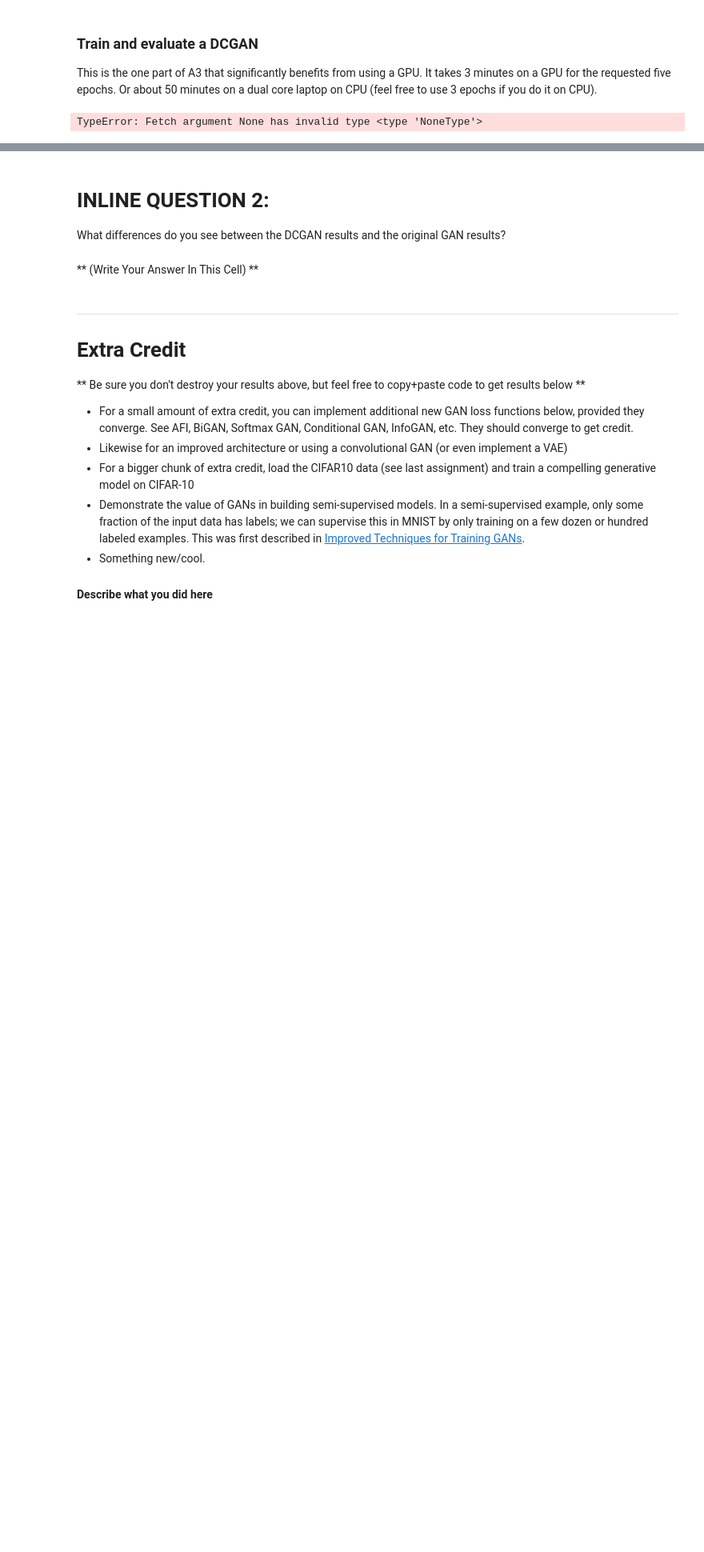
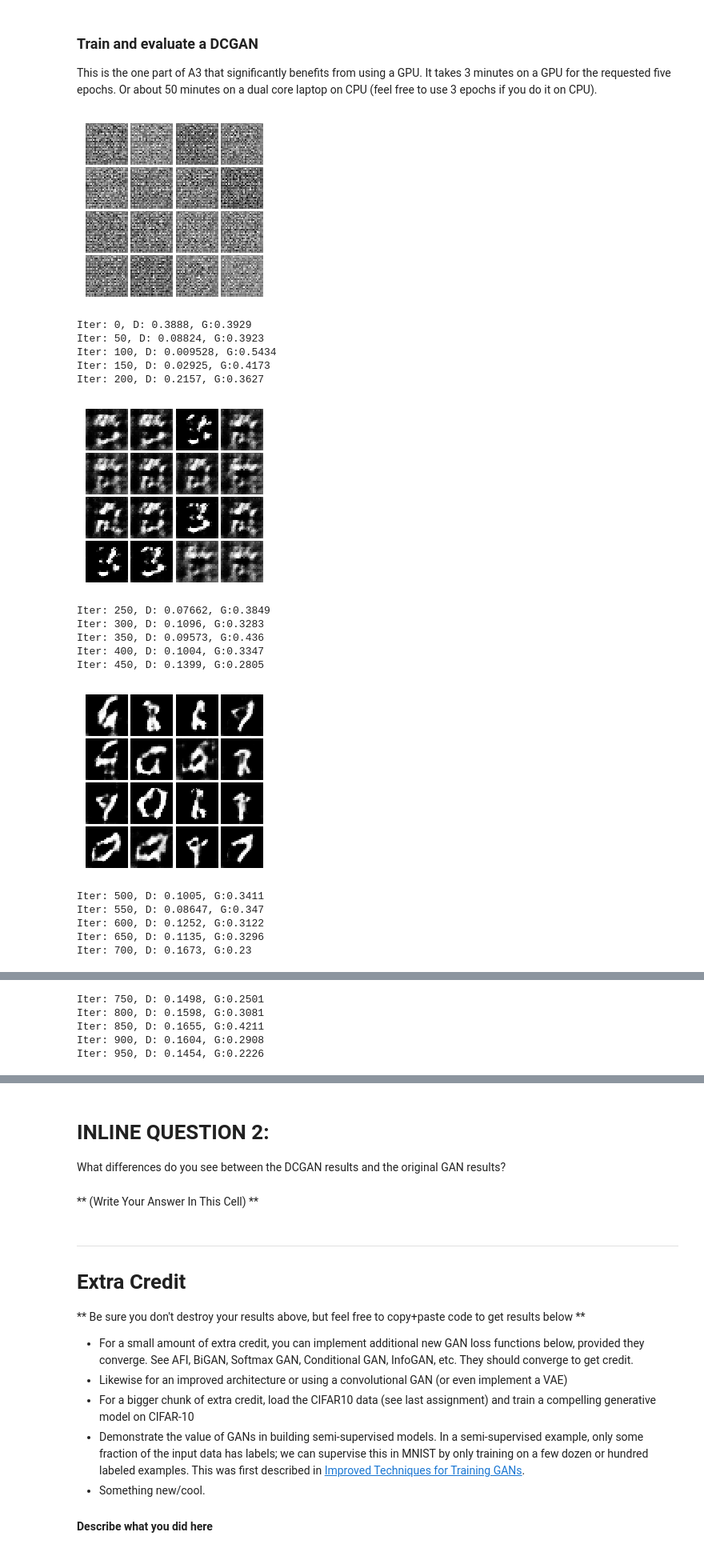
Before and after one commit to TheRevanchist/GANs, a Jupyter notebook: GANs-TensorFlow.ipynb, the cells around one changed output, grey strips where cells are left out. Shown at 80% size. Saved outputs shown, nothing was run; the diff lists cells and outputs as text; code cells hidden in the pictures; blank space fills up the shorter version.

```diff
--- a/GANs-TensorFlow.ipynb
+++ b/GANs-TensorFlow.ipynb
@@ -586,7 +587,7 @@ def discriminator(x):
     for an image being real for each input image.
     """
     with tf.variable_scope("discriminator"):
-        x = tf.reshape(x, [tf.shape(x)[0], 28, 28, 1])
+        x = tf.reshape(x, [-1, 28, 28, 1])
         h_1 = leaky_relu(tf.layers.conv2d(x, 32, 5))
         m_1 = tf.layers.max_pooling2d(h_1, 2, 2)
         h_2 = leaky_relu(tf.layers.conv2d(m_1, 64, 5))
@@ -622,15 +623,16 @@ def generator(z):
     TensorFlow Tensor of generated images, with shape [batch_size, 784].
     """
     with tf.variable_scope("generator"):
-        batch_size = tf.shape(z)[0]
-        fc = tf.nn.relu(tf.layers.dense(z, 1024))
+        fc = tf.layers.dense(z, 1024, activation=tf.nn.relu)
         bn_1 = tf.layers.batch_normalization(fc)
         fc_2 = tf.nn.relu(tf.layers.dense(bn_1, 7*7*128))
         bn_2 = tf.layers.batch_normalization(fc_2)
-        bn_2 = tf.reshape(bn_2, [batch_size, 7, 7, 128])
-        c_1 = tf.nn.relu(tf.contrib.layers.convolution2d_transpose(bn_2, 64, 4, 2, padding='valid'))
+        bn_2 = tf.reshape(bn_2, [-1, 7, 7, 128])
+        c_1 = tf.layers.conv2d_transpose(bn_2, 64, 4, 2, padding='same', activation=tf.nn.relu)
         bn_3 = tf.layers.batch_normalization(c_1)
-        c_2 = tf.tanh(tf.contrib.layers.convolution2d_transpose(bn_3, 1, 4, 2, padding='valid'))
+        c_2 = tf.layers.conv2d_transpose(bn_3, 1, 4, 2, padding='same', activation=tf.tanh)
+        c_2 = tf.contrib.layers.flatten(c_2)
+        return c_2
 test_generator(6595521)
 # %% [output]
 Correct number of parameters in generator.
@@ -666,7 +668,7 @@ G_vars = tf.get_collection(tf.GraphKeys.TRAINABLE_VARIABLES, 'generator')
 D_solver, G_solver = get_solvers()
 
 # get our loss
-D_loss, G_loss = gan_loss(logits_real, logits_fake)
+D_loss, G_loss = lsgan_loss(logits_real, logits_fake)
 
 # setup training steps
 D_train_step = D_solver.minimize(D_loss, var_list=D_vars)
@@ -681,6 +681,23 @@ This is the one part of A3 that significantly benefits from using a GPU. It take
 # %%
 with get_session() as sess:
     sess.run(tf.global_variables_initializer())
-    run_a_gan(sess,G_train_step,G_loss,D_train_step,D_loss,G_extra_step,D_extra_step,num_epoch=5)
+    run_a_gan(sess,G_train_step,G_loss,D_train_step,D_loss,G_extra_step,D_extra_step,num_epoch=10)
 # %% [output]
+[figure, added]
-TypeError: Fetch argument None has invalid type <type 'NoneType'>
+Iter: 0, D: 0.3888, G:0.3929
+Iter: 50, D: 0.08824, G:0.3923
+Iter: 100, D: 0.009528, G:0.5434
+Iter: 150, D: 0.02925, G:0.4173
+Iter: 200, D: 0.2157, G:0.3627
+[figure, added]
+Iter: 250, D: 0.07662, G:0.3849
+Iter: 300, D: 0.1096, G:0.3283
+Iter: 350, D: 0.09573, G:0.436
+Iter: 400, D: 0.1004, G:0.3347
+Iter: 450, D: 0.1399, G:0.2805
+[figure, added]
+Iter: 500, D: 0.1005, G:0.3411
+Iter: 550, D: 0.08647, G:0.347
+Iter: 600, D: 0.1252, G:0.3122
+Iter: 650, D: 0.1135, G:0.3296
+Iter: 700, D: 0.1673, G:0.23
@@ -686,0 +705,5 @@ TypeError: Fetch argument None has invalid type <type 'NoneType'>
+Iter: 750, D: 0.1498, G:0.2501
+Iter: 800, D: 0.1598, G:0.3081
+Iter: 850, D: 0.1655, G:0.4211
+Iter: 900, D: 0.1604, G:0.2908
+Iter: 950, D: 0.1454, G:0.2226
```
Also changed, not shown: parts of 7 cells of this notebook, 1 other file.
